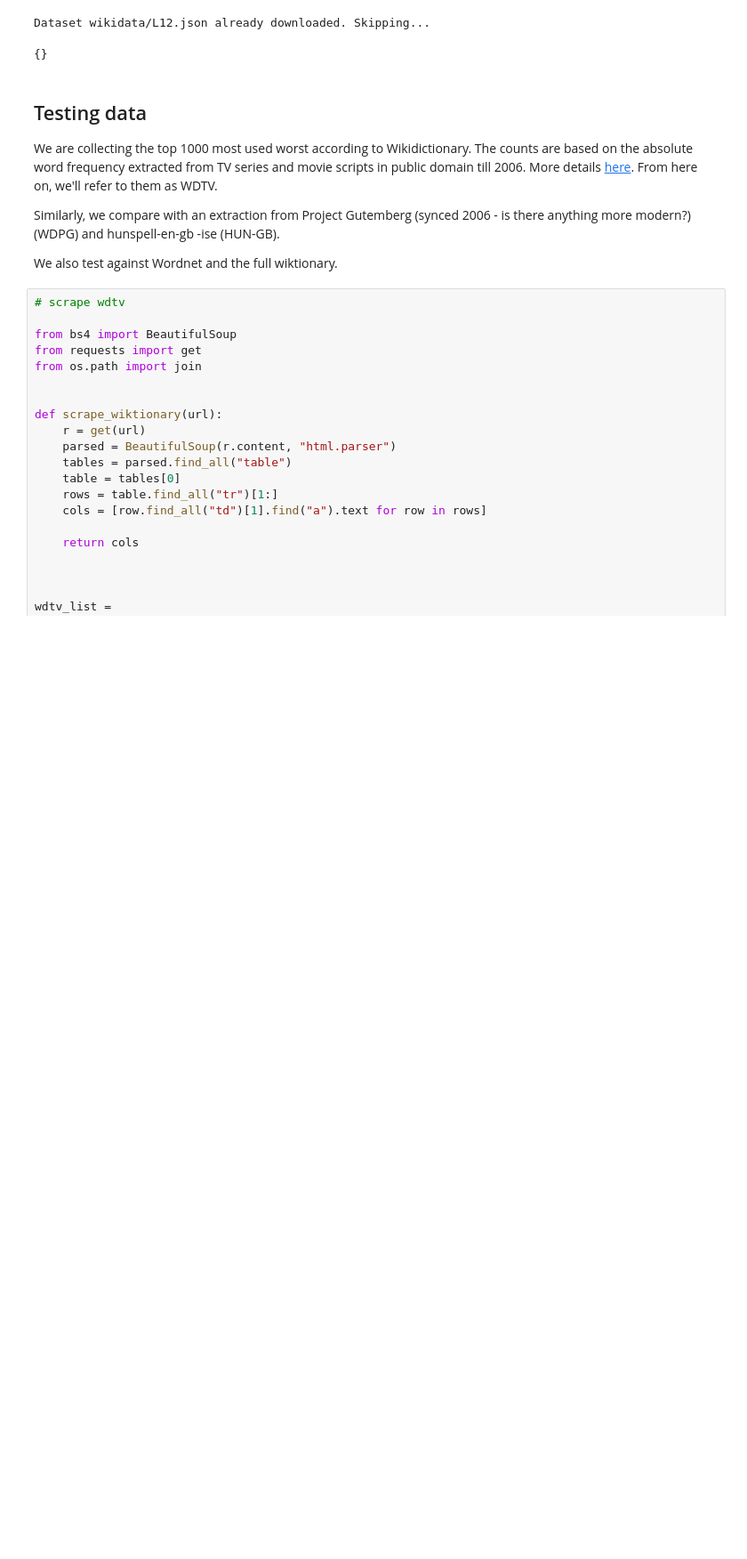
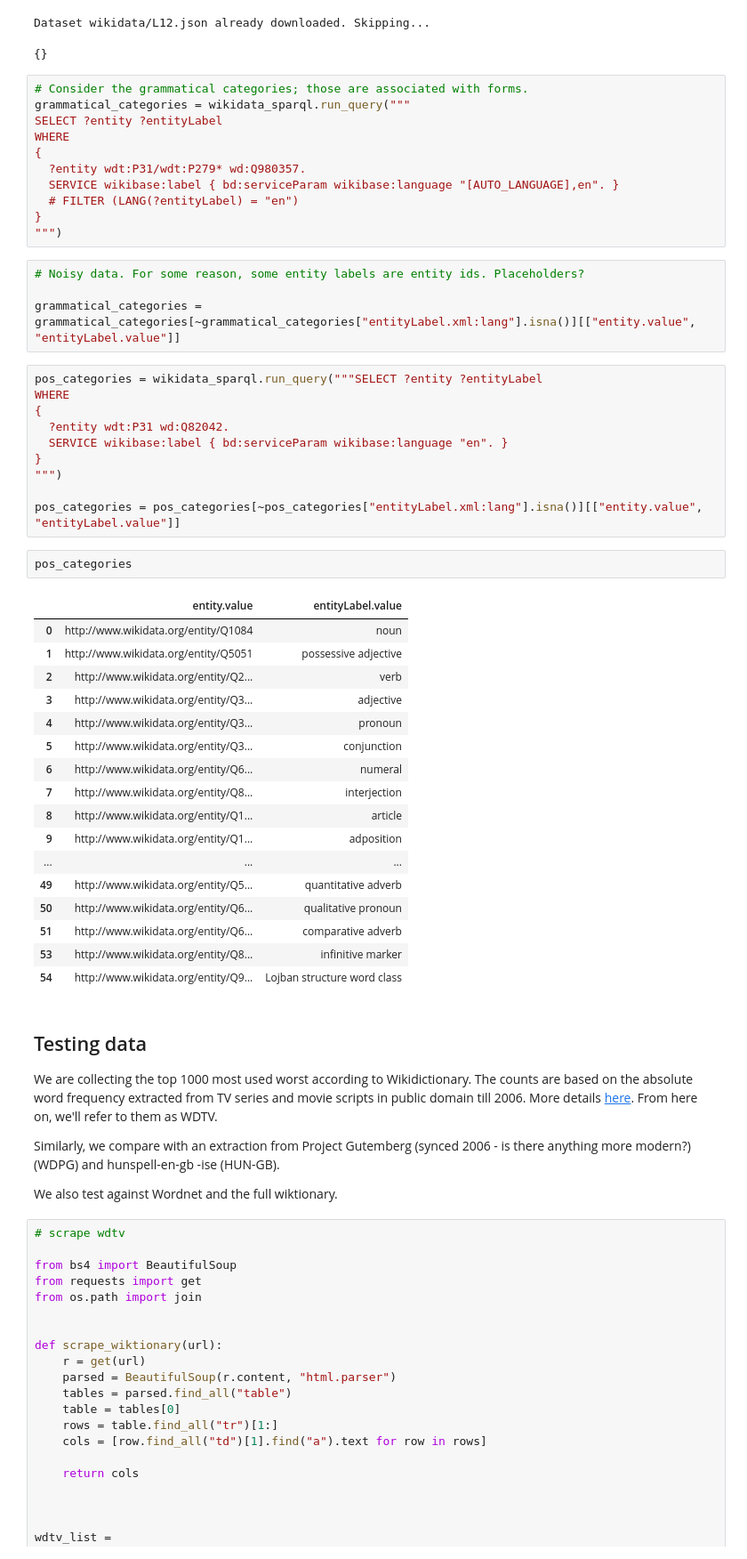
Before and after one commit to erolm-a/colla-framework, a Jupyter notebook: notebooks/WikidataLexemes.ipynb, the cells around one changed output. Shown at 89% size. Cells and saved outputs as stored; diff of their text form; blank space fills up the shorter version.

Commit message:
Further analysis on grammatical categories

```diff
--- a/notebooks/WikidataLexemes.ipynb
+++ b/notebooks/WikidataLexemes.ipynb
@@ -73,6 +84,51 @@ senses(portrait_df)
 # %% [output]
 Dataset wikidata/L12.json already downloaded. Skipping...
 {}
+# %%
+# Consider the grammatical categories; those are associated with forms.
+grammatical_categories = wikidata_sparql.run_query("""
+SELECT ?entity ?entityLabel
+WHERE
+{
+  ?entity wdt:P31/wdt:P279* wd:Q980357.
+  SERVICE wikibase:label { bd:serviceParam wikibase:language "[AUTO_LANGUAGE],en". }
+  # FILTER (LANG(?entityLabel) = "en")
+}
+""")
+# %%
+# Noisy data. For some reason, some entity labels are entity ids. Placeholders?
+
+grammatical_categories = grammatical_categories[~grammatical_categories["entityLabel.xml:lang"].isna()][["entity.value", "entityLabel.value"]]
+# %%
+pos_categories = wikidata_sparql.run_query("""SELECT ?entity ?entityLabel
+WHERE
+{
+  ?entity wdt:P31 wd:Q82042.
+  SERVICE wikibase:label { bd:serviceParam wikibase:language "en". }
+}
+""")
+
+pos_categories = pos_categories[~pos_categories["entityLabel.xml:lang"].isna()][["entity.value", "entityLabel.value"]]
+# %%
+pos_categories
+# %% [output]
+|  | entity.value | entityLabel.value |
+| 0 | http://www.wikidata.org/entity/Q1084 | noun |
+| 1 | http://www.wikidata.org/entity/Q5051 | possessive adjective |
+| 2 | http://www.wikidata.org/entity/Q2... | verb |
+| 3 | http://www.wikidata.org/entity/Q3... | adjective |
+| 4 | http://www.wikidata.org/entity/Q3... | pronoun |
+| 5 | http://www.wikidata.org/entity/Q3... | conjunction |
+| 6 | http://www.wikidata.org/entity/Q6... | numeral |
+| 7 | http://www.wikidata.org/entity/Q8... | interjection |
+| 8 | http://www.wikidata.org/entity/Q1... | article |
+| 9 | http://www.wikidata.org/entity/Q1... | adposition |
+| ... | ... | ... |
+| 49 | http://www.wikidata.org/entity/Q5... | quantitative adverb |
+| 50 | http://www.wikidata.org/entity/Q6... | qualitative pronoun |
+| 51 | http://www.wikidata.org/entity/Q6... | comparative adverb |
+| 53 | http://www.wikidata.org/entity/Q8... | infinitive marker |
+| 54 | http://www.wikidata.org/entity/Q9... | Lojban structure word class |
 # %% [markdown]
 ## Testing data
 
```
Also changed, not shown: parts of 2 cells of this notebook, 1 other file.
